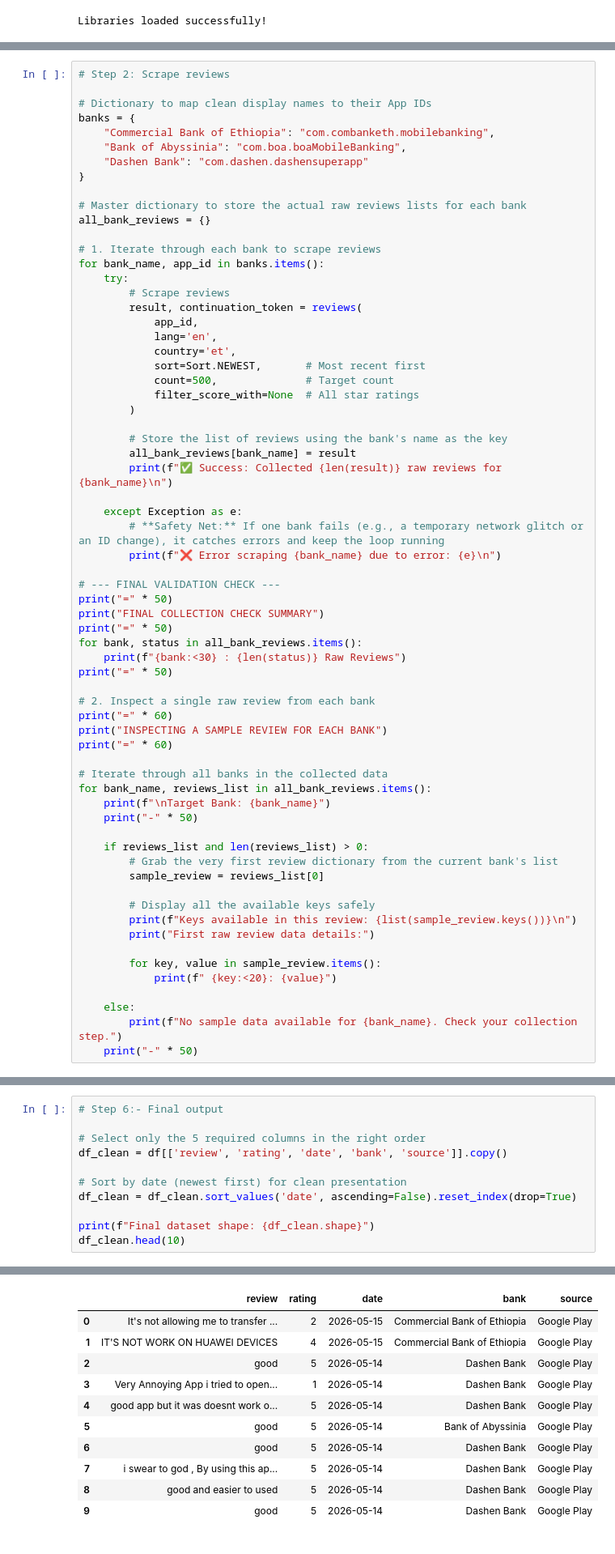
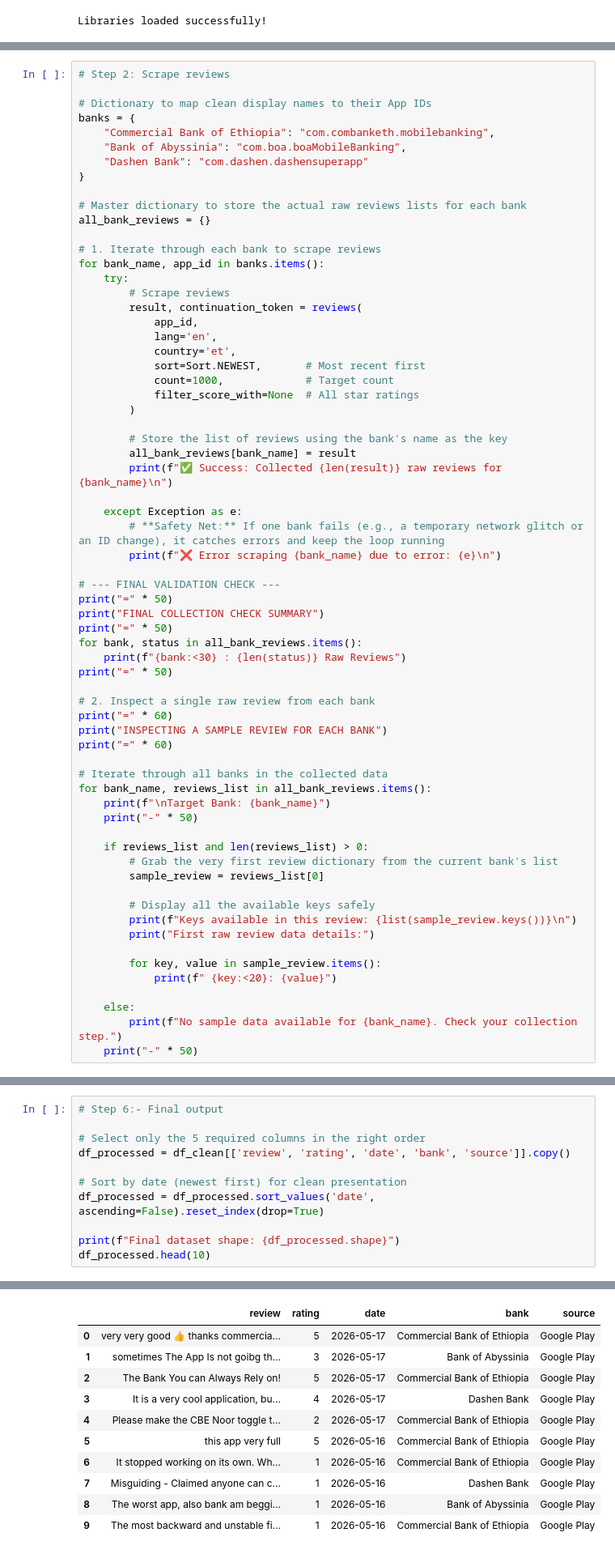
Before and after one commit to Elsh41/Fintech-Review-Analytics, a Jupyter notebook: notebooks/Scraping_preprocessing.ipynb, the cells around one changed output, grey strips where cells are left out. Shown at 81% size. Drawn from its saved outputs; the diff is of its cells as text.

```diff
--- a/notebooks/Scraping_preprocessing.ipynb
+++ b/notebooks/Scraping_preprocessing.ipynb
@@ -84,7 +84,7 @@ for bank_name, app_id in banks.items():
             lang='en',
             country='et',
             sort=Sort.NEWEST,       # Most recent first
-            count=500,              # Target count
+            count=1000,             # Target count
             filter_score_with=None  # All star ratings
         )
 
@@ -402,11 +476,11 @@ Rating dtype: int64
 # Step 6:- Final output
 
 # Select only the 5 required columns in the right order
-df_clean = df[['review', 'rating', 'date', 'bank', 'source']].copy()
+df_processed = df_clean[['review', 'rating', 'date', 'bank', 'source']].copy()
 
 # Sort by date (newest first) for clean presentation
-df_clean = df_clean.sort_values('date', ascending=False).reset_index(drop=True)
+df_processed = df_processed.sort_values('date', ascending=False).reset_index(drop=True)
 
-print(f"Final dataset shape: {df_clean.shape}")
-df_clean.head(10)
+print(f"Final dataset shape: {df_processed.shape}")
+df_processed.head(10)
 # %% [output]
@@ -414,14 +488,14 @@ Final dataset shape: (1500, 5)
 |  | review | rating | date | bank | source |
-| 0 | It's not allowing me to transfer ... | 2 | 2026-05-15 | Commercial Bank of Ethiopia | Google Play |
-| 1 | IT'S NOT WORK ON HUAWEI DEVICES | 4 | 2026-05-15 | Commercial Bank of Ethiopia | Google Play |
-| 2 | good | 5 | 2026-05-14 | Dashen Bank | Google Play |
-| 3 | Very Annoying App i tried to open... | 1 | 2026-05-14 | Dashen Bank | Google Play |
-| 4 | good app but it was doesnt work o... | 5 | 2026-05-14 | Dashen Bank | Google Play |
-| 5 | good | 5 | 2026-05-14 | Bank of Abyssinia | Google Play |
-| 6 | good | 5 | 2026-05-14 | Dashen Bank | Google Play |
-| 7 | i swear to god , By using this ap... | 5 | 2026-05-14 | Dashen Bank | Google Play |
-| 8 | good and easier to used | 5 | 2026-05-14 | Dashen Bank | Google Play |
-| 9 | good | 5 | 2026-05-14 | Dashen Bank | Google Play |
+| 0 | very very good 👍 thanks commercia... | 5 | 2026-05-17 | Commercial Bank of Ethiopia | Google Play |
+| 1 | sometimes The App Is not goibg th... | 3 | 2026-05-17 | Bank of Abyssinia | Google Play |
+| 2 | The Bank You can Always Rely on! | 5 | 2026-05-17 | Commercial Bank of Ethiopia | Google Play |
+| 3 | It is a very cool application, bu... | 4 | 2026-05-17 | Dashen Bank | Google Play |
+| 4 | Please make the CBE Noor toggle t... | 2 | 2026-05-17 | Commercial Bank of Ethiopia | Google Play |
+| 5 | this app very full | 5 | 2026-05-16 | Commercial Bank of Ethiopia | Google Play |
+| 6 | It stopped working on its own. Wh... | 1 | 2026-05-16 | Commercial Bank of Ethiopia | Google Play |
+| 7 | Misguiding - Claimed anyone can c... | 1 | 2026-05-16 | Dashen Bank | Google Play |
+| 8 | The worst app, also bank am beggi... | 1 | 2026-05-16 | Bank of Abyssinia | Google Play |
+| 9 | The most backward and unstable fi... | 1 | 2026-05-16 | Commercial Bank of Ethiopia | Google Play |
 # %%
 # Save to CSV
 import os
```
Also changed, not shown: parts of 10 cells of this notebook.
